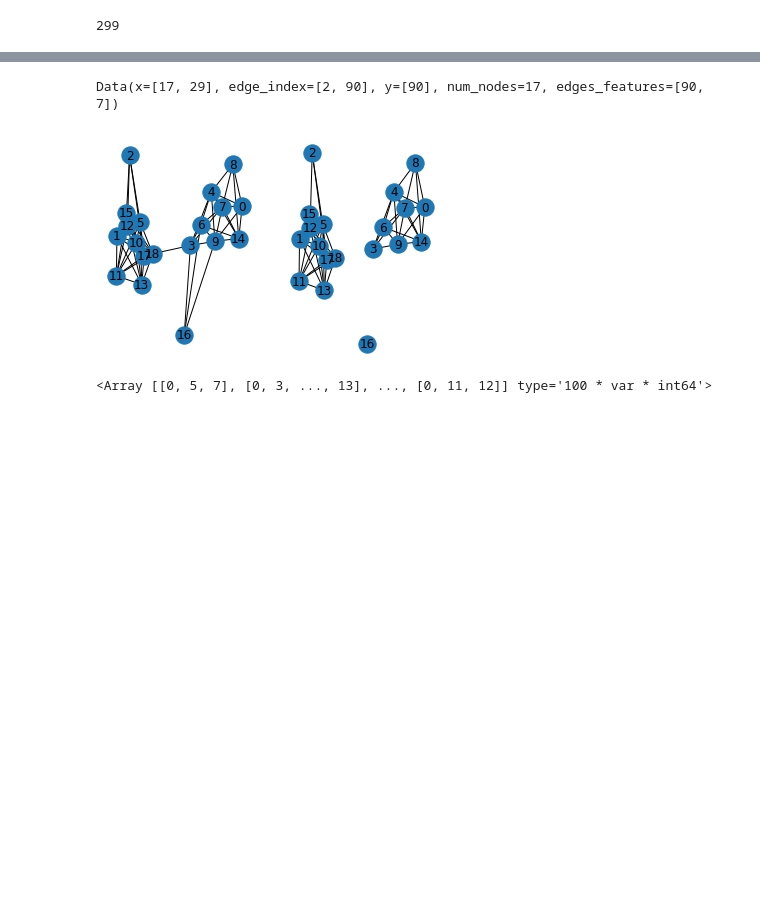
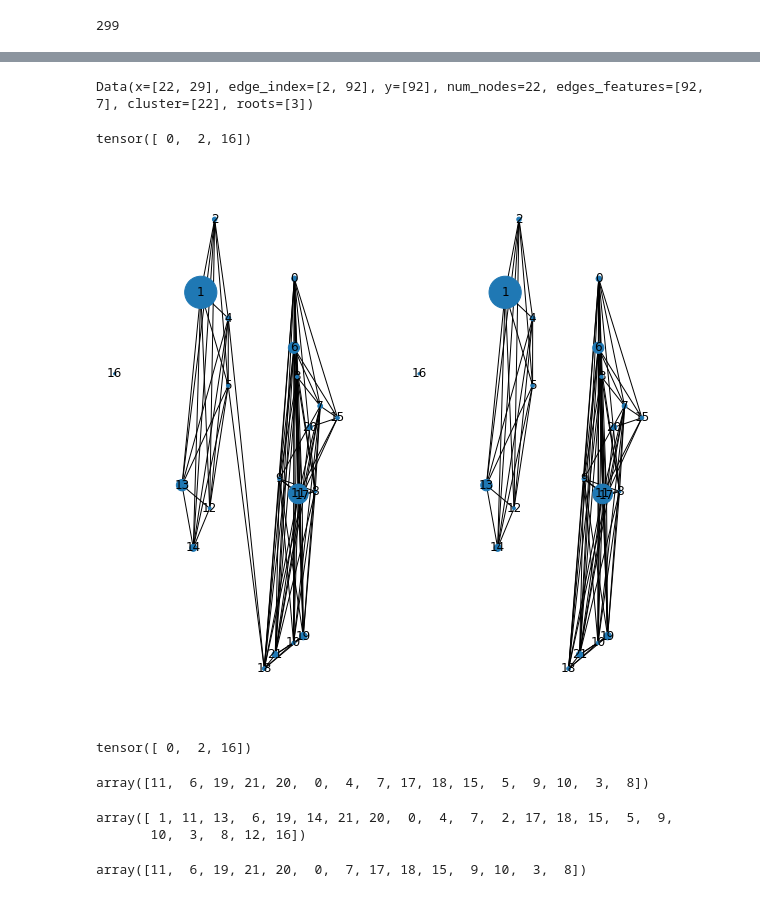
Before and after one commit to chrisizeh/Graph_Linking, a Jupyter notebook: data_processing.ipynb, the cells around one changed output, grey strips where cells are left out. Cells and saved outputs as stored; diff of their text form; code cells hidden in the pictures; blank space fills up the shorter version.

Commit message:
recheck transformer dataset

```diff
--- a/data_processing.ipynb
+++ b/data_processing.ipynb
@@ -427,20 +418,27 @@ val_counts
 # %%
-dataset_training.get(101)
+data_idx = 14
+X = dataset_training.get(data_idx)
+X
 # %% [output]
-Data(x=[17, 29], edge_index=[2, 90], y=[90], num_nodes=17, edges_features=[90, 7])
+Data(x=[22, 29], edge_index=[2, 92], y=[92], num_nodes=22, edges_features=[92, 7], cluster=[22], roots=[3])
+# %%
+X.roots
+# %% [output]
+tensor([ 0,  2, 16])
 # %%
-data_idx = 110
-G = torch_geometric.utils.to_networkx(dataset_training.get(data_idx), to_undirected=True)
-newData = Data(x=dataset_training.get(data_idx).x, num_nodes=dataset_training.get(data_idx).num_nodes, edge_index=dataset_training.get(data_idx).edge_index[:, dataset_training.get(data_idx).y > 0])
+G = torch_geometric.utils.to_networkx(X, to_undirected=True)
+newData = Data(x=X.x, num_nodes=X.num_nodes, edge_index=X.edge_index[:, X.y > 0])
 newG = torch_geometric.utils.to_networkx(newData, to_undirected=True)
 
-pos = dict(zip(list(range(dataset_training.get(data_idx).num_nodes)), dataset_training.get(data_idx).x[:, :2]))
+pos = dict(zip(list(range(X.num_nodes)), X.x[:, :2]))
 
-fig, ax = plt.subplots(1, 2)
-nx.draw(G, with_labels=True, ax=ax[0], pos=pos)
-nx.draw(newG, with_labels=True, ax=ax[1], pos=pos)
+fig, ax = plt.subplots(1, 2, figsize=(10, 10))
+nx.draw(G, with_labels=True, ax=ax[0], pos=pos, node_size=X.x[:, 16]*5)
+nx.draw(newG, with_labels=True, ax=ax[1], pos=pos, node_size=X.x[:, 16]*5)
 # %% [output]
-[figure, old version]
+[figure, new version]
 # %%
+roots = X.roots[np.argsort(-X.x[X.roots, 16])]
+roots
 # %% [output]
-<Array [[0, 5, 7], [0, 3, ..., 13], ..., [0, 11, 12]] type='100 * var * int64'>
+tensor([ 0,  2, 16])
@@ -446,0 +447,20 @@ nx.draw(newG, with_labels=True, ax=ax[1], pos=pos)
+# %%
+root_subgraph = np.array(build_subgraph(X.edge_index, root, 1), dtype=int)
+root_subgraph = root_subgraph[np.argsort(-X.x[root_subgraph, 16])]
+root_subgraph
+# %% [output]
+array([11,  6, 19, 21, 20,  0,  4,  7, 17, 18, 15,  5,  9, 10,  3,  8])
+# %%
+sorted_graph = np.array(np.argsort(-X.x[:, 16]), dtype=int)
+sorted_graph
+# %% [output]
+array([ 1, 11, 13,  6, 19, 14, 21, 20,  0,  4,  7,  2, 17, 18, 15,  5,  9,
+       10,  3,  8, 12, 16])
+# %%
+if (root_subgraph.shape[0] > 1):
+    root_group = sorted_graph[X.cluster[sorted_graph] == X.cluster[root].item()]
+else:
+    root_group = sorted_graph
+root_group
+# %% [output]
+array([11,  6, 19, 21, 20,  0,  7, 17, 18, 15,  9, 10,  3,  8])
```
Also changed, not shown: parts of 20 cells of this notebook, 5 other files.
